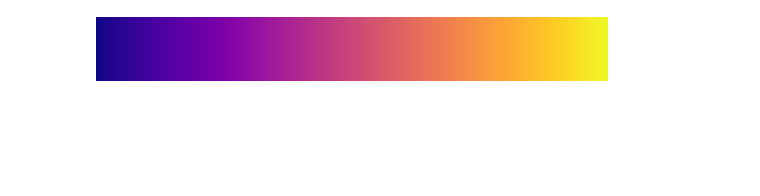
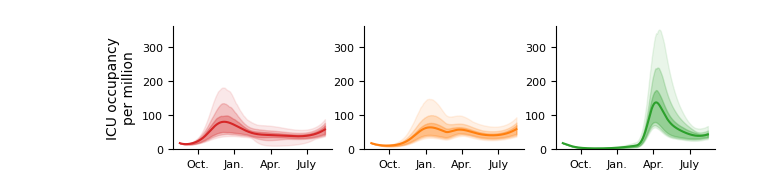
Before and after one commit to Priesemann-Group/covid19_winter_dilemma, a Jupyter notebook: notebooks/sensitivity_analysis.ipynb, the cells around one changed output. Cells and saved outputs as stored; diff of their text form; code cells hidden in the pictures; blank space fills up the shorter version.

Commit message:
Sensitivity analysis

```diff
--- a/notebooks/sensitivity_analysis.ipynb
+++ b/notebooks/sensitivity_analysis.ipynb
@@ -93,3 +11,0 @@ plotting.overview(m_plot)
-# %%
-1e-5 1e-1
-alpha_R = 0.008 = 8e-3
@@ -112,4 +11,0 @@ plt.show()
-# %%
-plt.cm.plasma
-# %% [output]
-[figure, removed]
@@ -115,0 +83,62 @@ plt.cm.plasma
+# %%
+scenarios = ["scenario1","scenario2","scenario3"]
+colors = ["tab:red","tab:orange","tab:green"]
+ICUS, weights, bounds, avgs = {},{},{},{}
+for s,scenario in enumerate(scenarios):
+    # Load data
+    ICUS[scenario], weights[scenario] = get_weights_and_ICU(scenario)
+    avgs[scenario] = np.average(ICUS[scenario],axis=0,weights=weights[scenario])
+    # get bounds to plot ci
+    bounds[scenario] = get_bounds(ICUS[scenario],weights[scenario])
+# %%
+# Save file to recreate plot more easily
+import pickle
+with open("../datamodelruns/sensitivity.pickle","wb") as f:
+    pickle.dump((avgs,weights,bounds),f)
+# %%
+fig, axes = plt.subplots(1,3,figsize=[7,1.6])
+for s,scenario in enumerate(scenarios):
+    ICU = ICUS[scenario]
+    bound = bounds[scenario]
+    weight=weights[scenario]
+    ax = axes[s]
+    # CI plots
+    for i,ci in enumerate(["95","75","50"]):
+        ax.fill_between(
+            times,
+            bound[ci][:,0],
+            bound[ci][:,1],
+            color=colors[s],
+            alpha=0.1*i+0.1
+        )
+
+    # Line
+    ax.plot(
+        times,
+        avgs[scenario],
+        color=colors[s]
+    )
+
+# Markup
+for ax in axes:
+    ax.set_ylim(0,360)
+    ax.set_xticks([45, 135, 45+2*90, 45+3*90])
+    ax.set_xticklabels(['Oct.','Jan.','Apr.','July'])
+axes[0].set_ylabel("ICU occupancy\nper million")
+
+"""
+# Reference check
+dat = np.load(f"/data.nst/smohr/covid19_wd_sweeps/scen=scenario1-aR={0.0073}-au={params['alpha_u']}-aw={0.0182}.npz")["arr_0"]
+ax.plot(
+    times,
+    np.average(ICUS,axis=0,weights=weights),
+    color="tab:red"
+)
+"""
+fig.savefig("./figures/sensitivity_icu.pdf",dpi=300,transparent=True,bbox_inches = "tight")
+fig.savefig("./figures/sensitivity_icu.png",dpi=300,transparent=True,bbox_inches = "tight")
+
+plt.show()
+plt.close(fig=fig)
+# %% [output]
+[figure, added]
```
Also changed, not shown: parts of 15 cells of this notebook, 3 other files.
